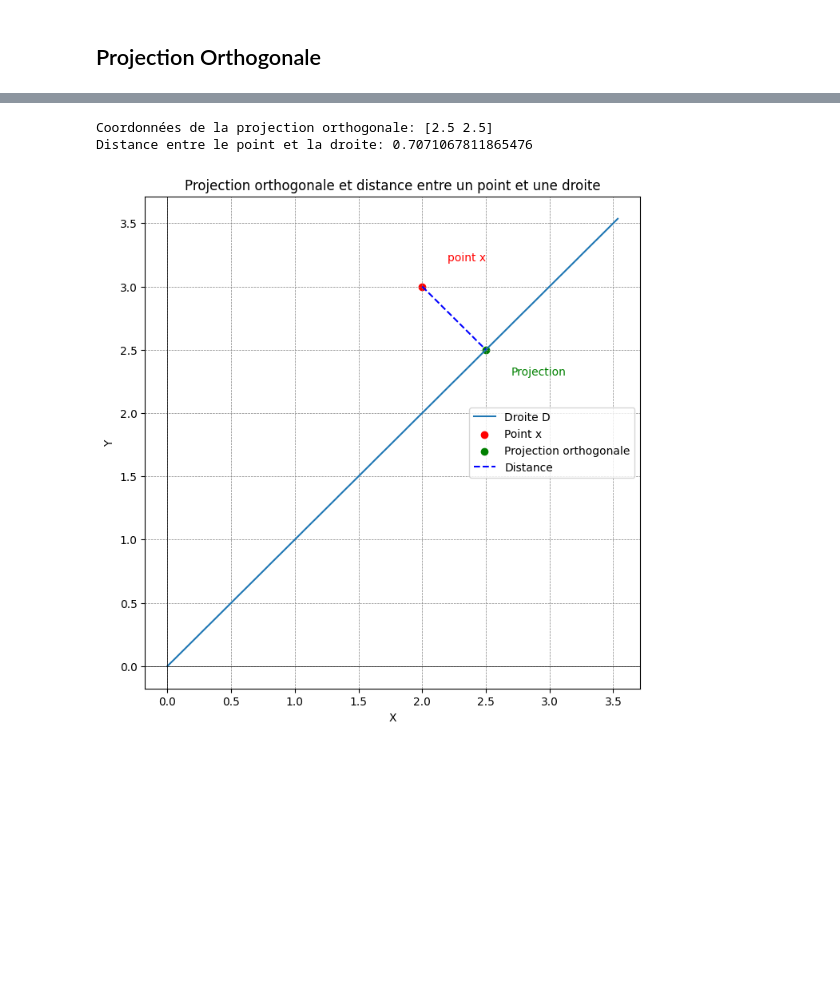
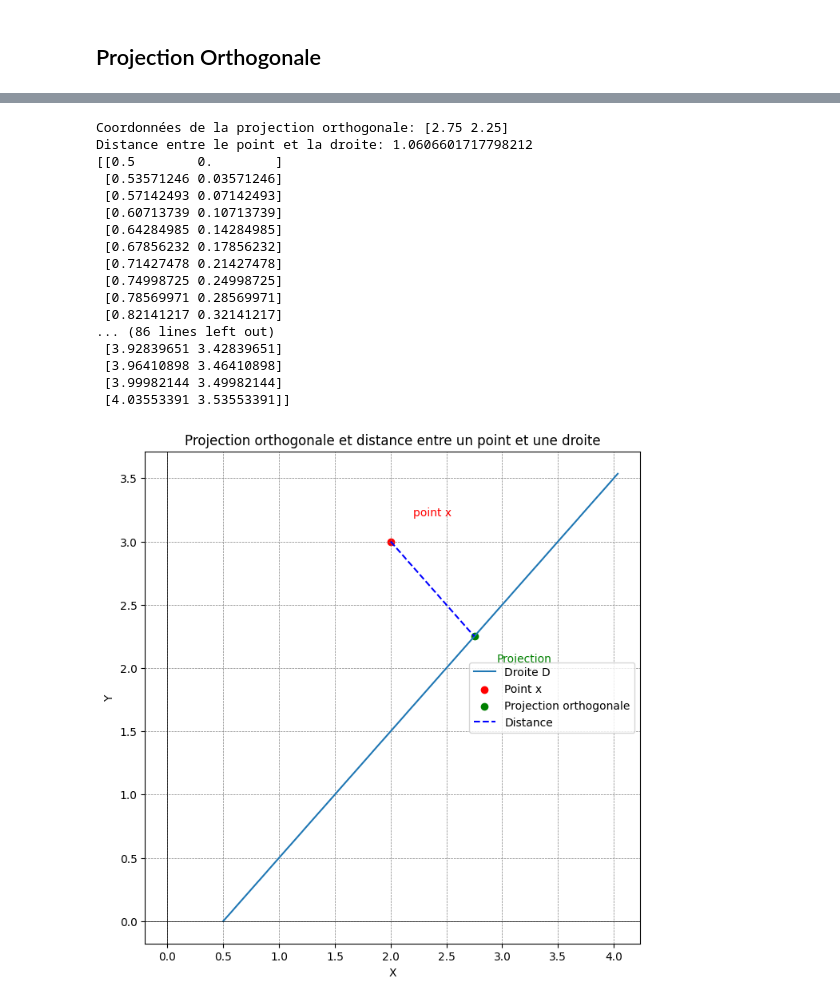
Before and after one commit to NoahKWM/ANDO, a Jupyter notebook: projet_ando.ipynb, the cells around one changed output, grey strips where cells are left out. Saved outputs shown, nothing was run; the diff lists cells and outputs as text; code cells hidden in the pictures; blank space fills up the shorter version.

```diff
--- a/projet_ando.ipynb
+++ b/projet_ando.ipynb
@@ -40,26 +40,31 @@ Dans la suite de ce document, on choisira de représenter une droite dans $\math
 # Fonction pour la projection orthogonale d'un point sur une droite
 # x: point à projeter
 # u: vecteur directeur de la droite
+# q: point de la droite
 # retourne la projection orthogonale de x sur la droite
-def projection_orthogonale(x, u):
-    return np.dot(x, u) * u
+def projection_orthogonale(x, u, q):
+    return np.dot(x - q, u) * u + q
 
 # Fonction pour calculer la distance entre un point et sa projection orthogonale sur une droite
 # x: un point de l'espace
 # u: vecteur directeur de la droite
+# q: point de la droite
 # retourne la distance entre x et sa projection orthogonale sur la droite
-def distance_projection(x, u):
-    projection = projection_orthogonale(x, u)
+def distance_projection(x, u, q):
+    projection = projection_orthogonale(x, u, q)
     return np.linalg.norm(x - projection)
 # %%
 # Fonction pour afficher la projection orthogonale d'un point sur une droite
-def plot_projection_distance(x, d):
+# x: point à projeter
+# u: vecteur directeur de la droite
+# q: point de la droite
+def plot_projection_distance(x, u, q):
     # Calculer la projection orthogonale
-    projection = projection_orthogonale(x, d)
+    projection = projection_orthogonale(x, u, q)
 
     # Créer un vecteur pour représenter la droite
     t = np.linspace(0, 5, 100)
-    line = np.outer(t, d)
+    line = np.outer(t, u) + q
 
     # Créer le graphique
     plt.figure(figsize=(8, 8))
@@ -94,20 +99,36 @@ def plot_projection_distance(x, d):
 #nbconvert
 # %%
 x = np.array([2, 3])
-d = np.array([1/np.sqrt(2), 1/np.sqrt(2)])  # Vecteur directeur unitaire
+u = np.array([1/np.sqrt(2), 1/np.sqrt(2)])  # Vecteur directeur unitaire
+q = np.array([0.5, 0])  # Point de la droite
 
 # Calculer la projection orthogonale
-projection = projection_orthogonale(x, d)
+projection = projection_orthogonale(x, u, q)
 print("Coordonnées de la projection orthogonale:", projection)
 
 # Calculer la distance entre le point et la droite
-distance = distance_projection(x, d)
+distance = distance_projection(x, u, q)
 print("Distance entre le point et la droite:", distance)
-plot_projection_distance(x, d)
+plot_projection_distance(x, u, q)
 # %% [output]
-Coordonnées de la projection orthogonale: [2.5 2.5]
-Distance entre le point et la droite: 0.7071067811865476
+Coordonnées de la projection orthogonale: [2.75 2.25]
+Distance entre le point et la droite: 1.0606601717798212
+[[0.5        0.        ]
+ [0.53571246 0.03571246]
+ [0.57142493 0.07142493]
+ [0.60713739 0.10713739]
+ [0.64284985 0.14284985]
+ [0.67856232 0.17856232]
+ [0.71427478 0.21427478]
+ [0.74998725 0.24998725]
+ [0.78569971 0.28569971]
+ [0.82141217 0.32141217]
+... (86 lines left out)
+ [3.92839651 3.42839651]
+ [3.96410898 3.46410898]
+ [3.99982144 3.49982144]
+ [4.03553391 3.53553391]]
-[figure, old version]
+[figure, new version]
 # %%
 # Fonction pour calculer la droite la plus proche d'un point
 # x: un point de l'espace
```
Also changed, not shown: parts of 1 cell of this notebook.
